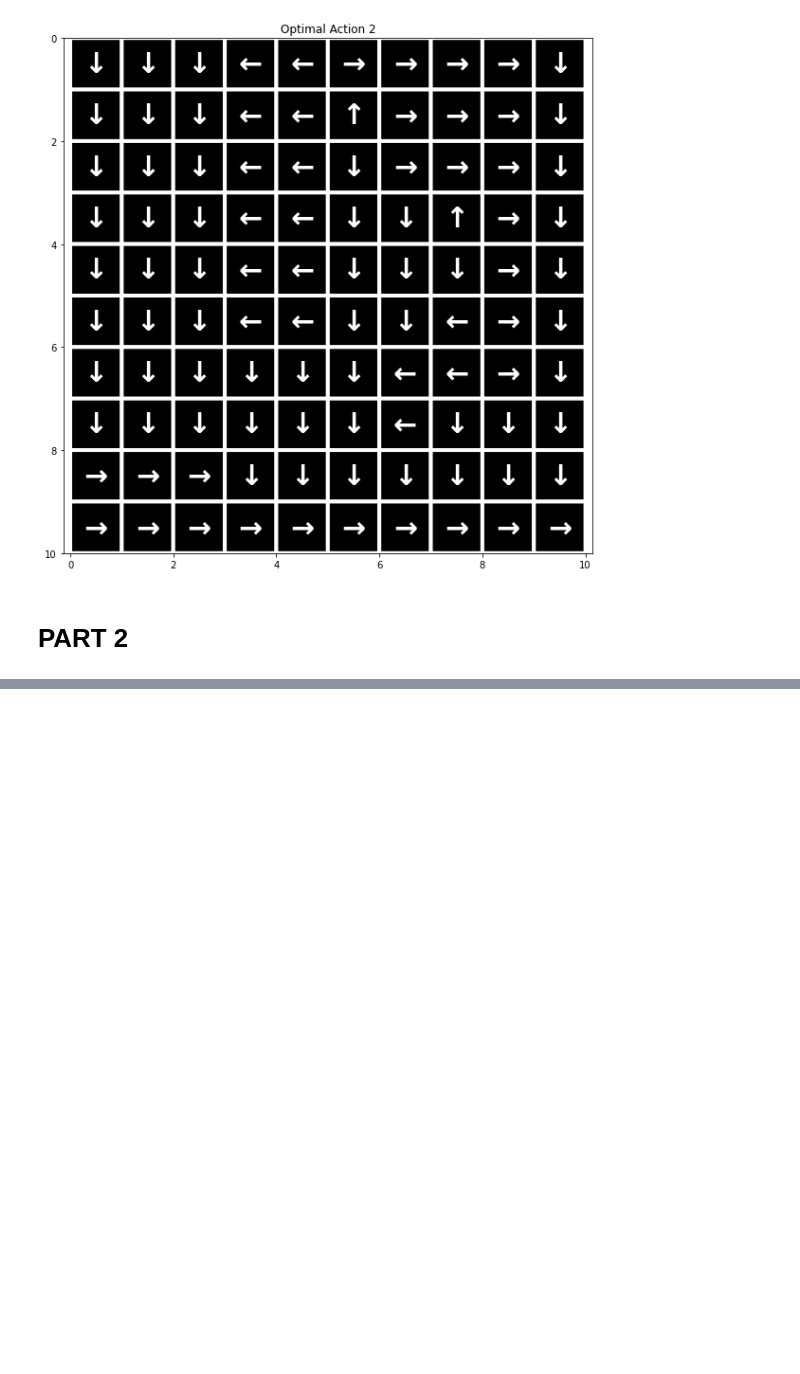
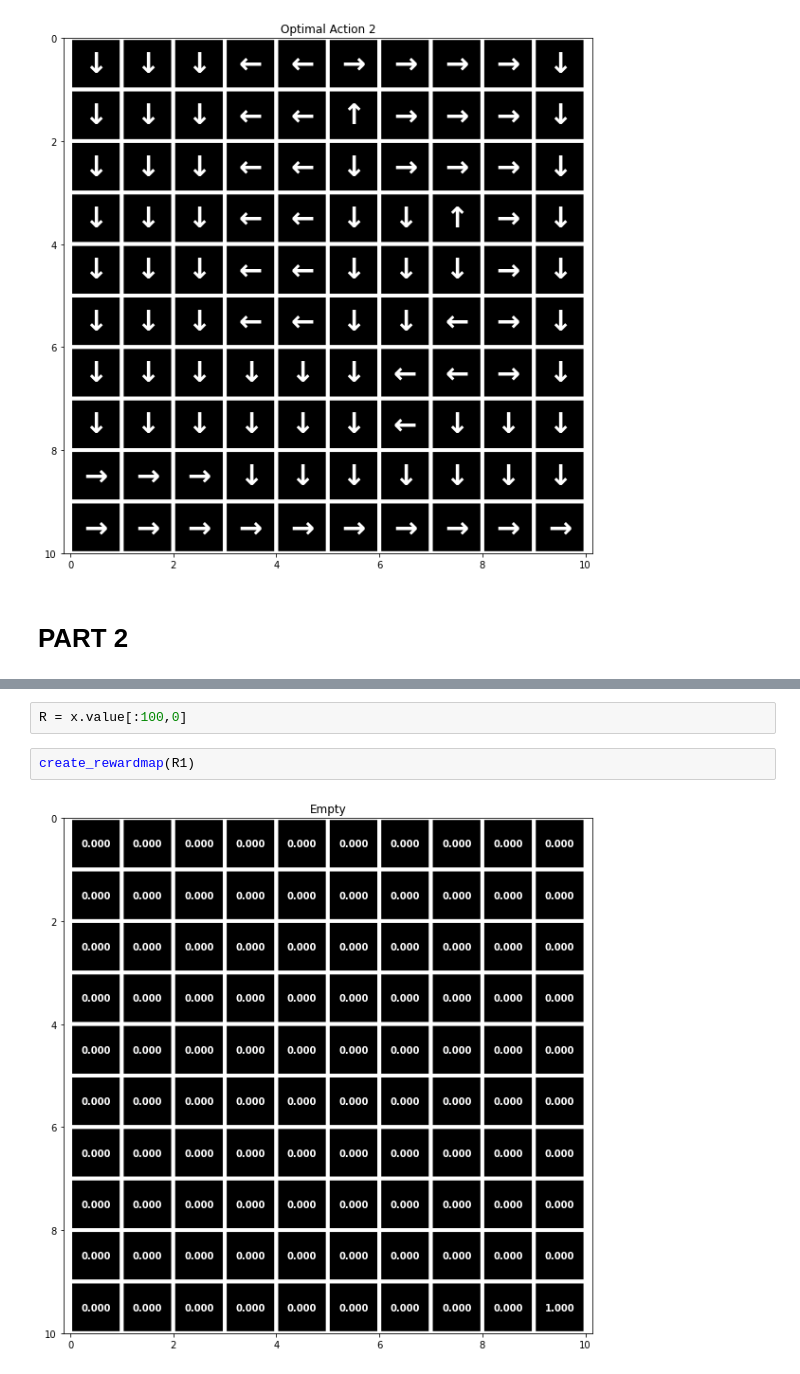
Before and after one commit to mlpotter/ECENGR232E-80, a Jupyter notebook: project_3/project3_MLP.ipynb, the cells around one changed output, grey strips where cells are left out. Cells and saved outputs as stored; diff of their text form; blank space fills up the shorter version.

```diff
--- a/project_3/project3_MLP.ipynb
+++ b/project_3/project3_MLP.ipynb
@@ -230,0 +379,6 @@ create_policymap(policy2,"Optimal Action 2")
+# %%
+R = x.value[:100,0]
+# %%
+create_rewardmap(R1)
+# %% [output]
+[figure, added]
```
Also changed, not shown: parts of 12 cells of this notebook.
